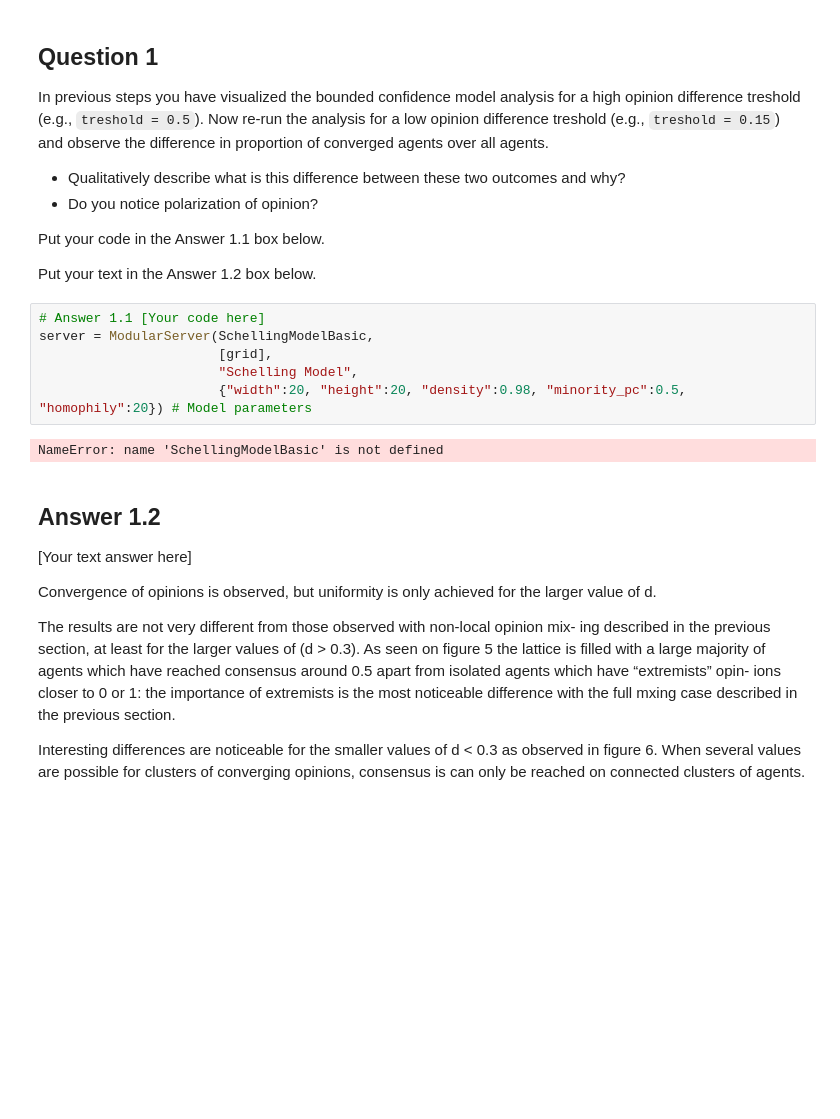
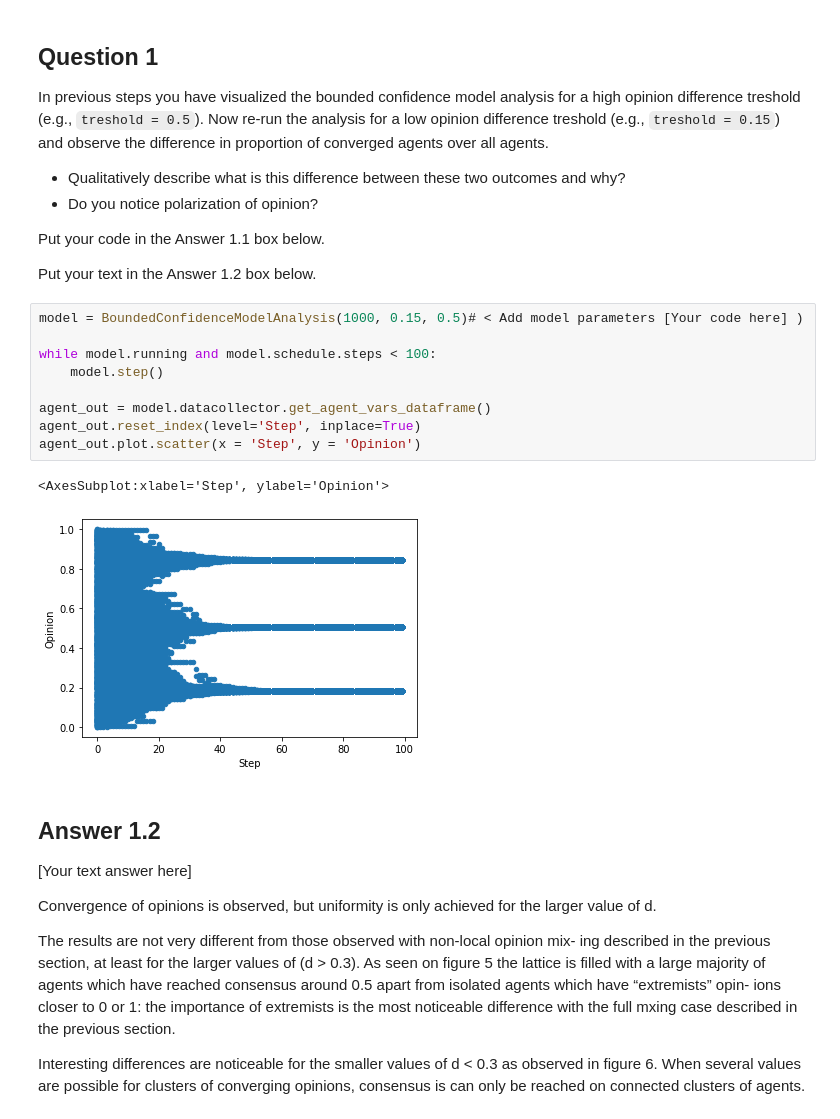
Before and after one commit to dgarcia-eu/ComputationalModellingSocialSystems-Solutions, a Jupyter notebook: Exercise_03/bounded-confidence-handout-solution.ipynb, the cells around one changed output. Saved outputs shown, nothing was run; the diff lists cells and outputs as text; blank space fills up the shorter version.

```diff
--- a/Exercise_03/bounded-confidence-handout-solution.ipynb
+++ b/Exercise_03/bounded-confidence-handout-solution.ipynb
@@ -334,13 +440,17 @@ Put your code in the Answer 1.1 box below.
 
 Put your text in the Answer 1.2 box below.
 # %%
-# Answer 1.1 [Your code here]
-server = ModularServer(SchellingModelBasic,
-                       [grid],
-                       "Schelling Model",
-                       {"width":20, "height":20, "density":0.98, "minority_pc":0.5, "homophily":20}) # Model parameters
+model = BoundedConfidenceModelAnalysis(1000, 0.15, 0.5)# < Add model parameters [Your code here] )
+
+while model.running and model.schedule.steps < 100:
+    model.step()
+
+agent_out = model.datacollector.get_agent_vars_dataframe()
+agent_out.reset_index(level='Step', inplace=True)
+agent_out.plot.scatter(x = 'Step', y = 'Opinion')
 # %% [output]
-NameError: name 'SchellingModelBasic' is not defined
+<AxesSubplot:xlabel='Step', ylabel='Opinion'>
+[figure, added]
 # %% [markdown]
 ## Answer 1.2
 
```
Also changed, not shown: parts of 46 cells of this notebook.
